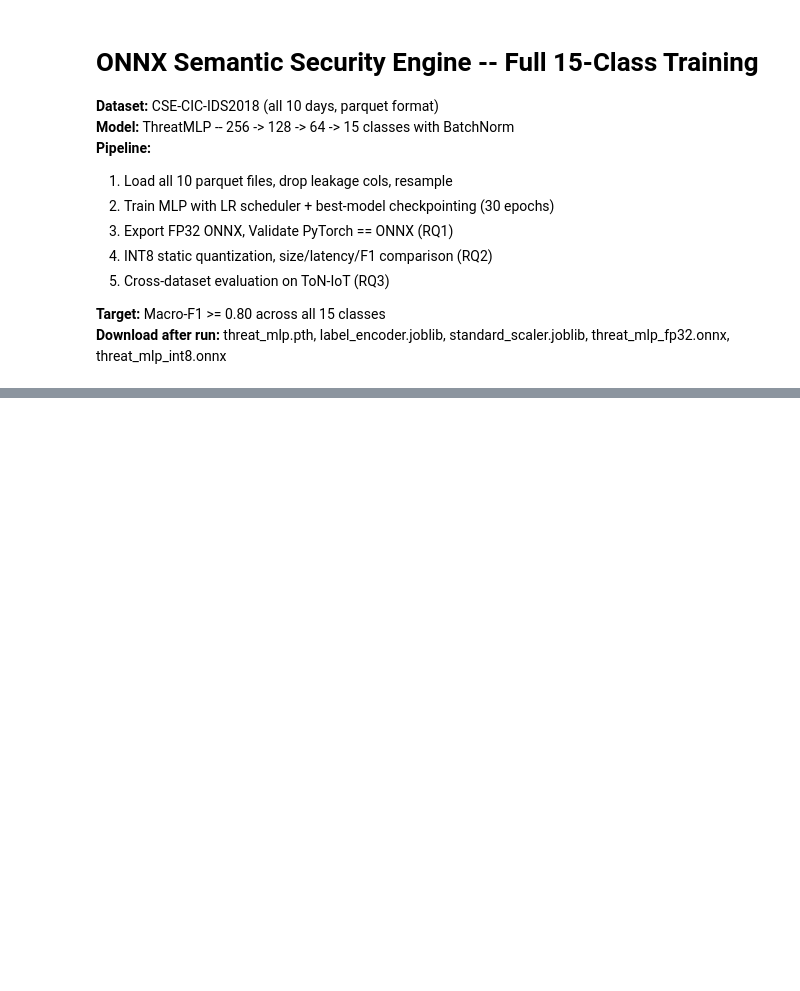
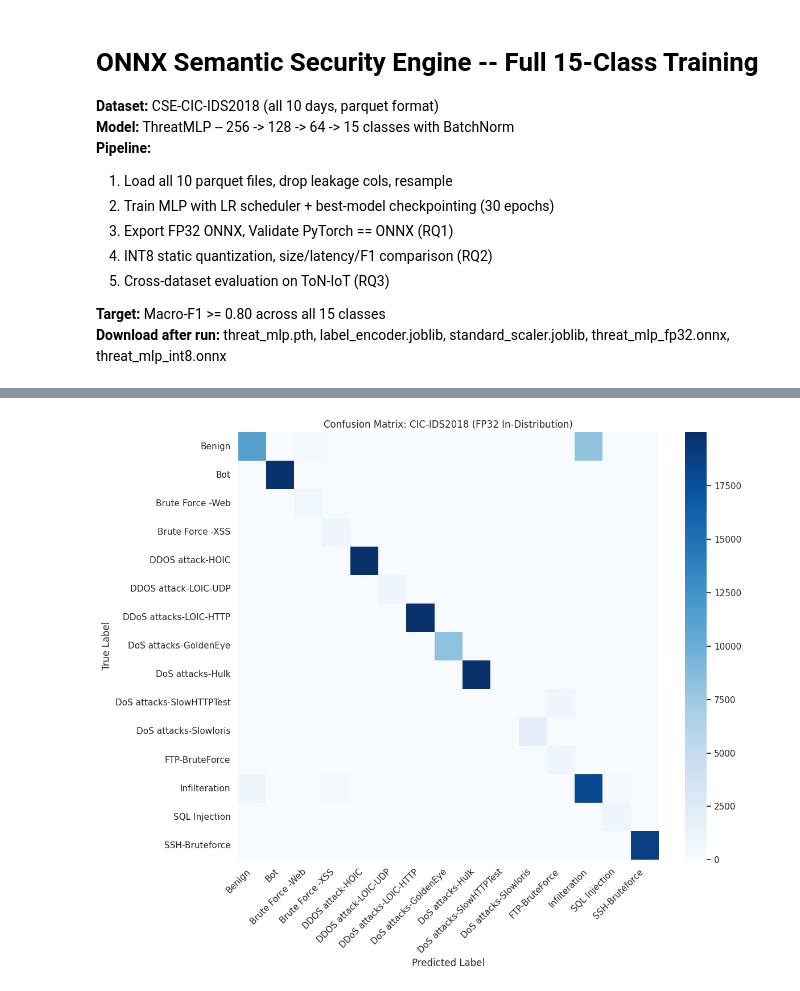
Before and after one commit to AI-Security-Internships-2026/08-onnx-semantic-security-engine, a Jupyter notebook: experiments/notebooks/training-mlp.ipynb, the cells around one changed output, grey strips where cells are left out. Saved outputs shown, nothing was run; the diff lists cells and outputs as text; code cells hidden in the pictures; blank space fills up the shorter version.

```diff
--- a/experiments/notebooks/training-mlp.ipynb
+++ b/experiments/notebooks/training-mlp.ipynb
@@ -373,0 +618,85 @@ print("Cross-dataset results saved")
+# %%
+import matplotlib.pyplot as plt
+import seaborn as sns
+from sklearn.metrics import confusion_matrix
+import numpy as np
+import onnxruntime as ort
+
+# Set plot style
+sns.set_theme(style="whitegrid")
+
+# ---------------------------------------------------------
+# Plot 1: Confusion Matrix for CIC-IDS2018 (In-distribution)
+# ---------------------------------------------------------
+sess = ort.InferenceSession("/kaggle/working/threat_mlp_fp32.onnx", providers=["CPUExecutionProvider"])
+all_preds = []
+for i in range(0, len(X_test_bm), 512):
+    batch = X_test_bm[i:i+512].astype(np.float32)
+    all_preds.extend(np.argmax(sess.run(None, {"input": batch})[0], axis=1))
+
+cm_cic = confusion_matrix(y_test_bm, all_preds)
+plt.figure(figsize=(12, 10))
+# Using annot=False here because 15x15 grids get too cluttered with text
+sns.heatmap(cm_cic, annot=False, cmap='Blues', xticklabels=label_encoder.classes_, yticklabels=label_encoder.classes_)
+plt.title('Confusion Matrix: CIC-IDS2018 (FP32 In-Distribution)')
+plt.ylabel('True Label')
+plt.xlabel('Predicted Label')
+plt.xticks(rotation=45, ha='right')
+plt.tight_layout()
+plt.savefig('/kaggle/working/confusion_matrix_cic.png', dpi=300)
+plt.show()
+
+# ---------------------------------------------------------
+# Plot 2: Confusion Matrix for ToN-IoT (Cross-dataset)
+# ---------------------------------------------------------
+# Force a 15x15 matrix first by passing all possible labels
+all_possible_labels = np.arange(len(label_encoder.classes_))
+cm_ton = confusion_matrix(y_ton_known, ton_preds, labels=all_possible_labels)
+
+plt.figure(figsize=(10, 8))
+
+# Filter out empty classes for cleaner visualization
+unique_labels_idx = sorted(np.unique(np.concatenate([y_ton_known, ton_preds])))
+cm_ton_filtered = cm_ton[np.ix_(unique_labels_idx, unique_labels_idx)]
+labels_present = [label_encoder.classes_[i] for i in unique_labels_idx]
+
+sns.heatmap(cm_ton_filtered, annot=True, fmt='d', cmap='Reds', xticklabels=labels_present, yticklabels=labels_present)
+plt.title('Cross-Dataset Confusion Matrix: ToN-IoT (Model Collapse)')
+plt.ylabel('True Label')
+plt.xlabel('Predicted Label')
+plt.xticks(rotation=45, ha='right')
+plt.tight_layout()
+plt.savefig('/kaggle/working/confusion_matrix_toniot.png', dpi=300)
+plt.show()
+
+# ---------------------------------------------------------
+# Plot 3: Quantization Comparison Bar Charts
+# ---------------------------------------------------------
+labels = ['FP32', 'FP16', 'INT8']
+sizes = [fp32_results['size_mb'], fp16_results['size_mb'], int8_results['size_mb']]
+f1_scores = [fp32_results['macro_f1'], fp16_results['macro_f1'], int8_results['macro_f1']]
+
+fig, (ax1, ax2) = plt.subplots(1, 2, figsize=(12, 5))
+
+# Plot Size
+ax1.bar(labels, sizes, color=['#4C72B0', '#55A868', '#C44E52'])
+ax1.set_title('Model Size Comparison')
+ax1.set_ylabel('Megabytes (MB)')
+for i, v in enumerate(sizes):
+    ax1.text(i, v + 0.05, f"{v:.2f} MB", ha='center', fontweight='bold')
+
+# Plot F1 Score
+ax2.bar(labels, f1_scores, color=['#4C72B0', '#55A868', '#C44E52'])
+ax2.set_title('Macro-F1 Score Comparison')
+ax2.set_ylabel('Macro-F1 Score')
+ax2.set_ylim(0, 1.0)
+for i, v in enumerate(f1_scores):
+    ax2.text(i, v + 0.02, f"{v:.4f}", ha='center', fontweight='bold')
+
+plt.tight_layout()
+plt.savefig('/kaggle/working/quantization_comparison.png', dpi=300)
+plt.show()
+
+print("\n✅ All 3 plots successfully saved as PNG files in the output directory!")
+# %% [output]
+[figure, added]
```
Also changed, not shown: parts of 9 cells of this notebook, 19 other files.
